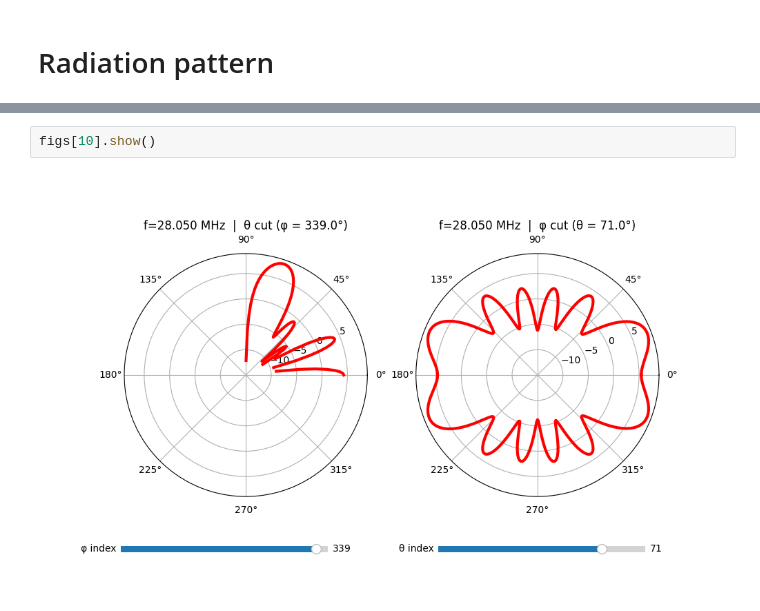
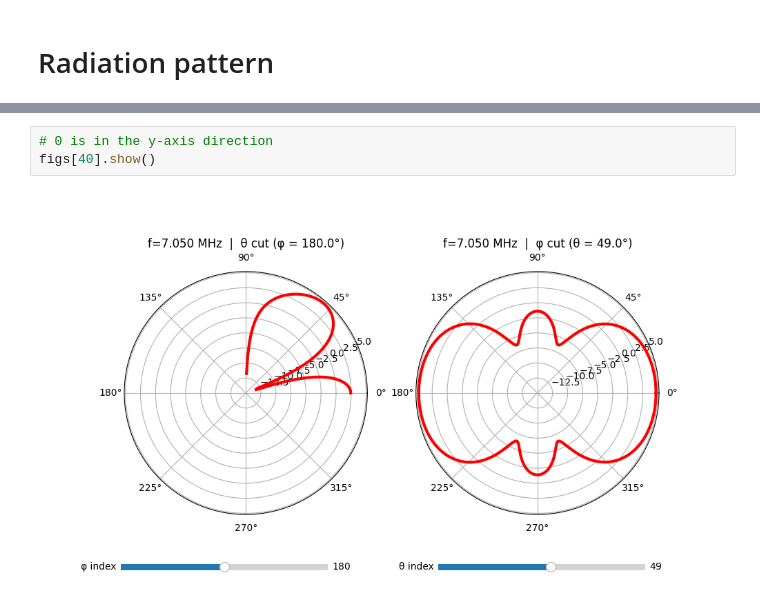
Before and after one commit to rogercaminal/nec2-antenna-simulator, a Jupyter notebook: notebooks/doublet.ipynb, the cells around one changed output, grey strips where cells are left out. Saved outputs shown, nothing was run; the diff lists cells and outputs as text.

```diff
--- a/notebooks/doublet.ipynb
+++ b/notebooks/doublet.ipynb
@@ -155,4 +162,5 @@ More than 20 figures have been opened. Figures created through the pyplot interf
 # %%
-figs[10].show()
+# 0 is in the y-axis direction
+figs[40].show()
 # %% [output]
-[figure, old version]
+[figure, new version]
```
Also changed, not shown: parts of 1 cell of this notebook.
